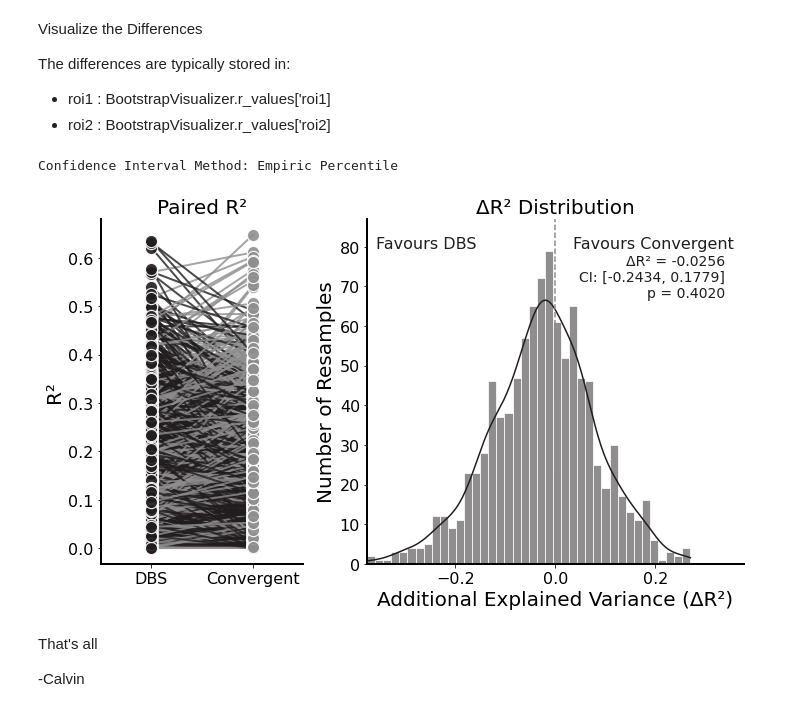
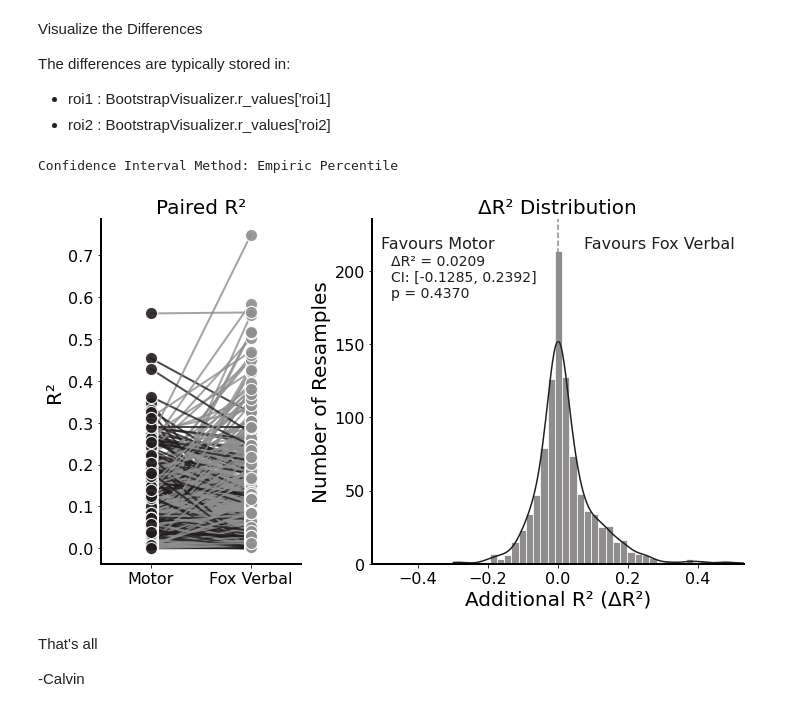
Before and after one commit to Calvinwhow/calvin_utils_project, a Jupyter notebook: notebooks/neuroimaging_notebooks/convergent_causal_mapping/10b_compare_map_predictions.ipynb, the cells around one changed output. Cells and saved outputs as stored; diff of their text form; code cells hidden in the pictures.

```diff
--- a/notebooks/neuroimaging_notebooks/convergent_causal_mapping/10b_compare_map_predictions.ipynb
+++ b/notebooks/neuroimaging_notebooks/convergent_causal_mapping/10b_compare_map_predictions.ipynb
@@ -1,11 +1,11 @@
 # %%
-out_dir = '/Users/cu135/Partners HealthCare Dropbox/Calvin Howard/studies/ccm_memory/results/notebook_10b'
+out_dir = '/Users/cu135/Partners HealthCare Dropbox/Calvin Howard/studies/raynor_network_mapping/results/fox_vs_nettekoven/corbetta_cerebellum_stroke_fluency'
 # %% [markdown]
 # 01 - Begin Analysis
 # %% [markdown]
 Enter the path to the dictionary generated by Notebook 01
 # %%
-dict_path = '/Users/cu135/Partners HealthCare Dropbox/Calvin Howard/studies/ccm_memory/results/notebook_10/unseen_data_ep.json'
+dict_path = '/Users/cu135/Partners HealthCare Dropbox/Calvin Howard/studies/raynor_network_mapping/results/fox_vs_nettekoven/corbetta_cerebellum_stroke_fluency/tmp/dataset_dict.json'
 # %% [markdown]
 What correlation method would you like to use?
 - Pearson is very fast, but depends on linearity and is sensitive to outliers
@@ -44,0 +31,9 @@ map_two = '/Users/cu135/Partners HealthCare Dropbox/Calvin Howard/studies/ccm_me
+# %%
+from calvin_utils.ccm_utils.convergent_loocv import LOOCVAnalyzer
+loocv_analyzer = LOOCVAnalyzer(corr_map_dict, data_loader,
+                               similarity='spatial_correl',
+                               method=correlation,
+                               out_dir=out_dir,
+                               mask_path='/Users/cu135/hires_backdrops/MNI/MNI152_T1_2mm_brain_mask.nii',
+                               roi_path=None,
+                               )
@@ -60,17 +57,17 @@ The differences are typically stored in:
 # %%
 import numpy as np
 from calvin_utils.ccm_utils.resampling_plot import ResampleVisualizer
 visualizer = ResampleVisualizer(
     stat_array_1=np.array(loocv_analyzer.r_values['roi1']),
     stat_array_2=np.array(loocv_analyzer.r_values['roi2']),
-    model1_name="Convergent",
-    model2_name="DBS",
-    out_dir=out_dir+"/dbs"
+    model1_name="Fox Verbal",
+    model2_name="Motor",
+    out_dir=out_dir+"/fox_v_motor"
 )
 visualizer.draw()
 # %% [output]
 Confidence Interval Method: Empiric Percentile
-[figure, old version]
+[figure, new version]
 # %% [markdown]
 That's all
 
```
Also changed, not shown: parts of 7 cells of this notebook, 4 other files.
